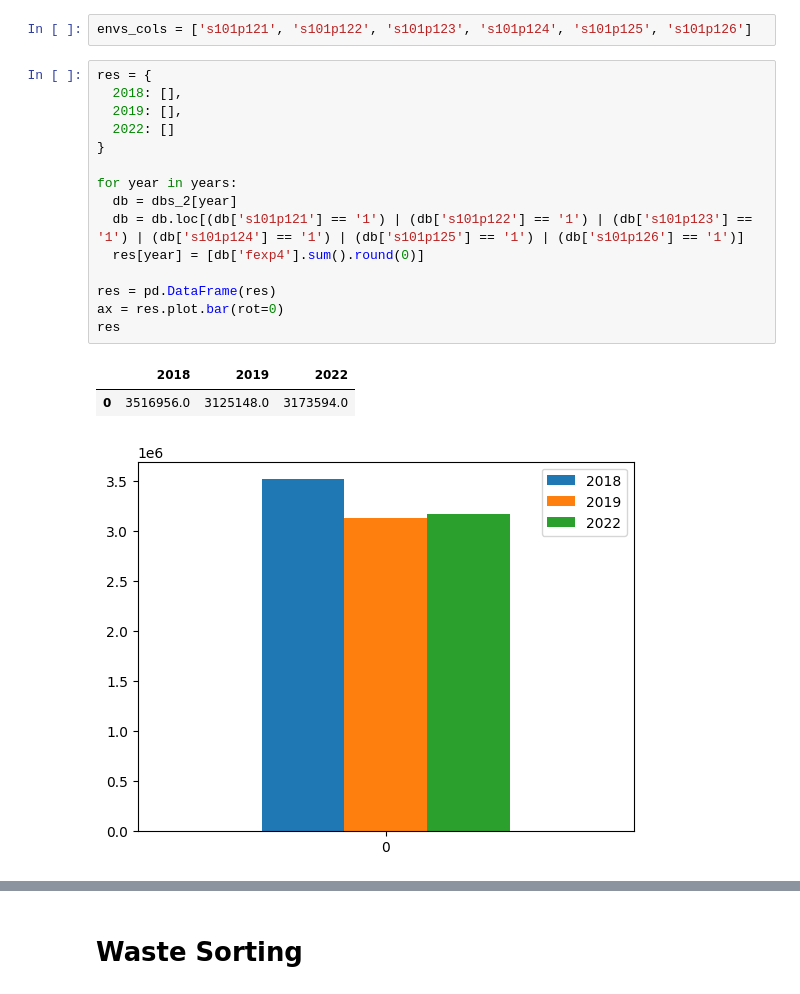
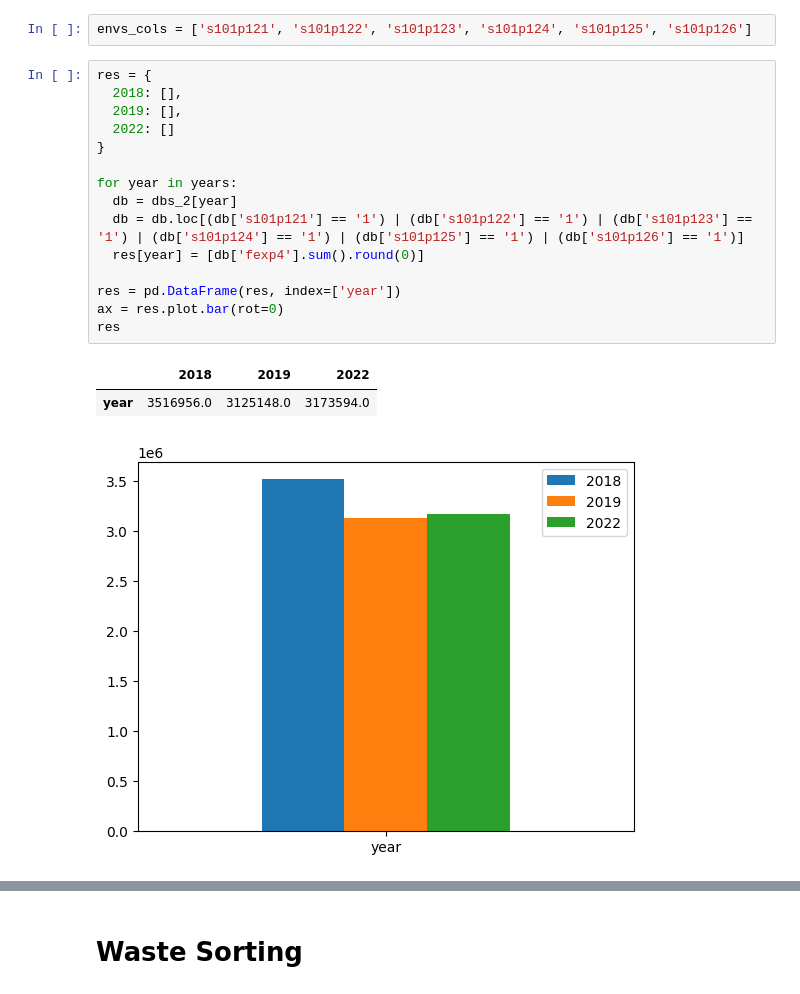
Before and after one commit to pedroaal/ambiental, a Jupyter notebook: main.ipynb, the cells around one changed output, grey strips where cells are left out. Cells and saved outputs as stored; diff of their text form.

```diff
--- a/main.ipynb
+++ b/main.ipynb
@@ -182,22 +182,22 @@ envs_cols = ['s101p121', 's101p122', 's101p123', 's101p124', 's101p125', 's101p1
 # %%
 res = {
   2018: [],
   2019: [],
   2022: []
 }
 
 for year in years:
   db = dbs_2[year]
   db = db.loc[(db['s101p121'] == '1') | (db['s101p122'] == '1') | (db['s101p123'] == '1') | (db['s101p124'] == '1') | (db['s101p125'] == '1') | (db['s101p126'] == '1')]
   res[year] = [db['fexp4'].sum().round(0)]
 
-res = pd.DataFrame(res)
+res = pd.DataFrame(res, index=['year'])
 ax = res.plot.bar(rot=0)
 res
 # %% [output]
 |  | 2018 | 2019 | 2022 |
-| 0 | 3516956.0 | 3125148.0 | 3173594.0 |
+| year | 3516956.0 | 3125148.0 | 3173594.0 |
-[figure, old version]
+[figure, new version]
 # %%
 res = {
   2018: [],
```
Also changed, not shown: parts of 14 cells of this notebook.
